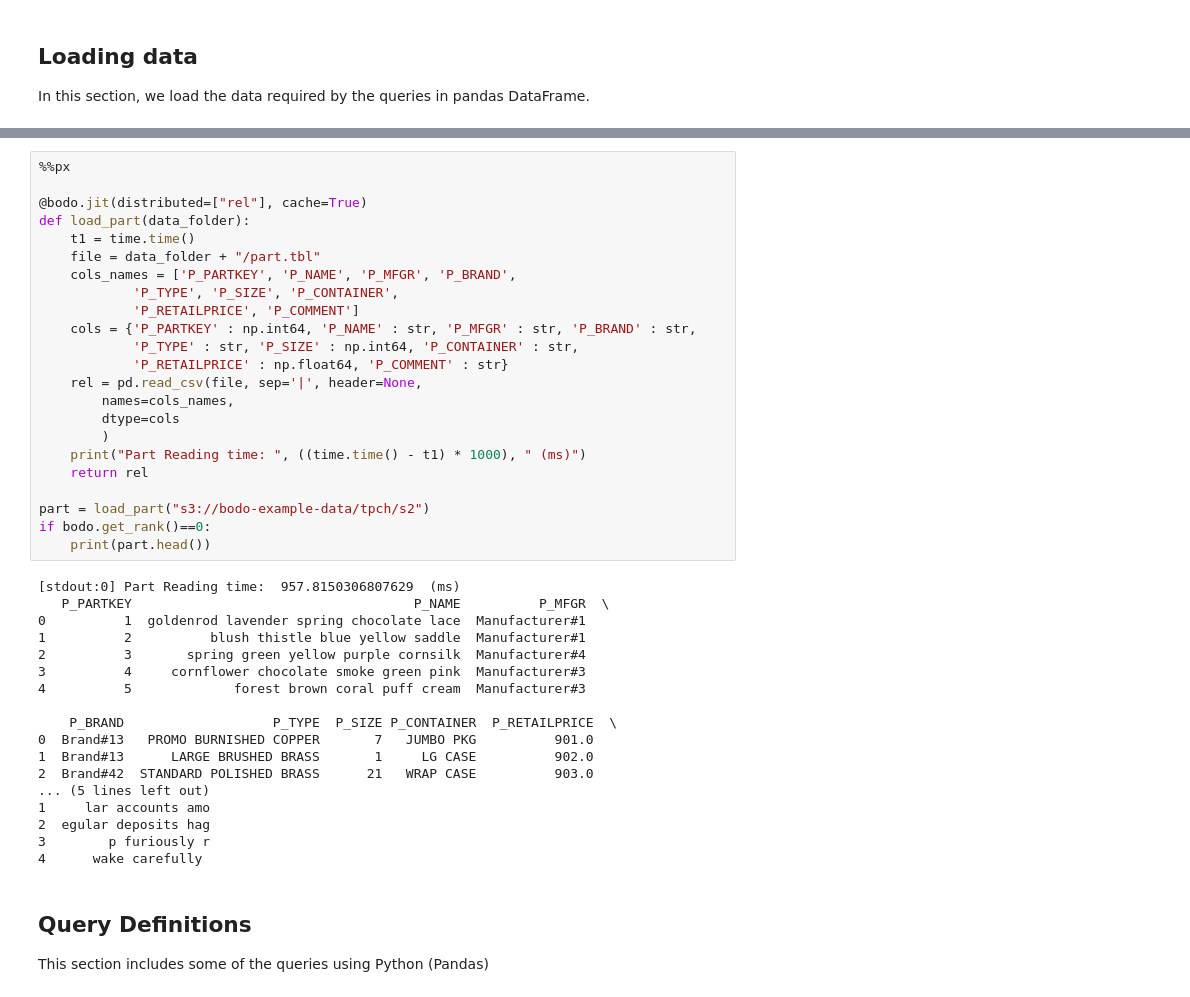
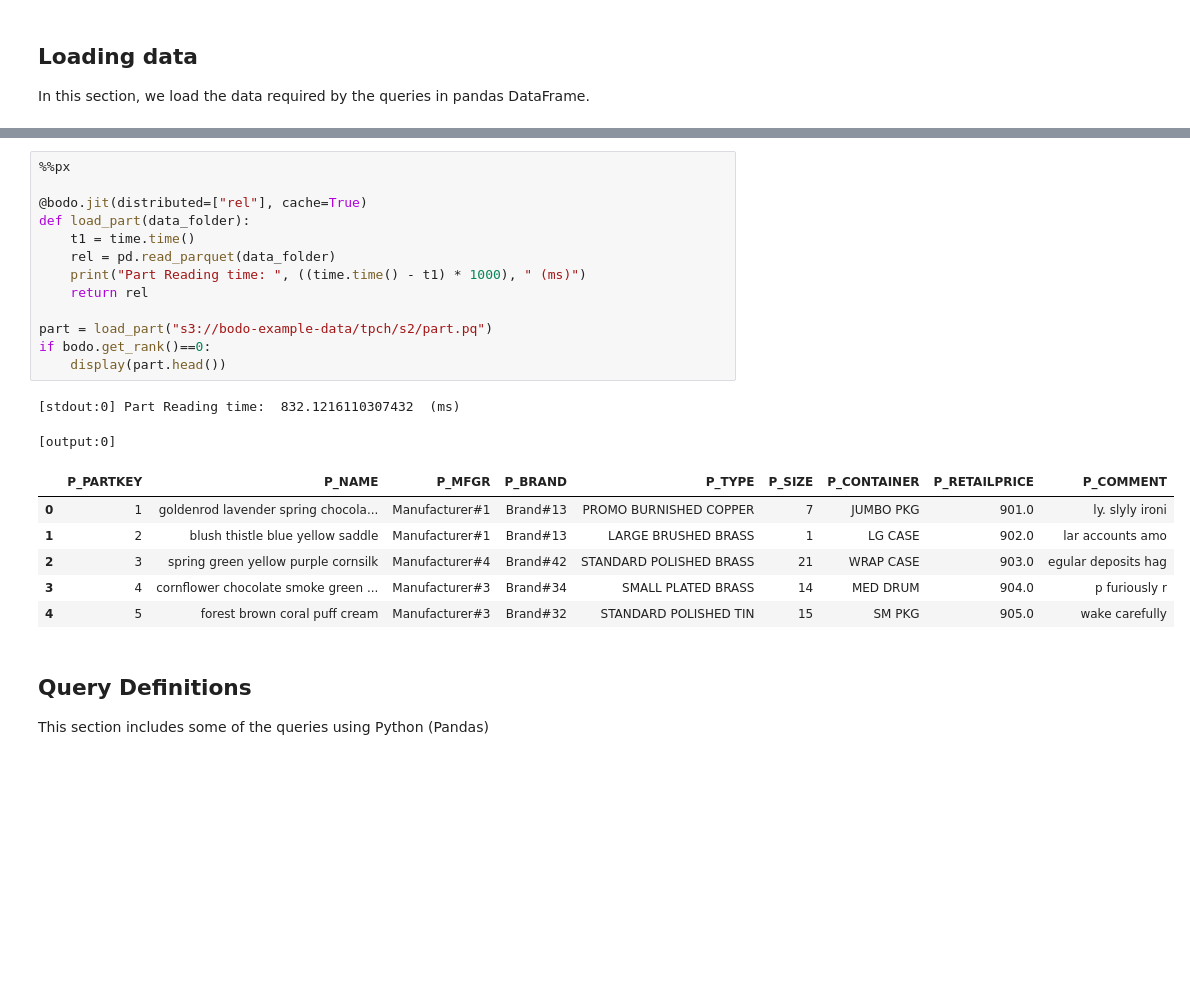
Before and after one commit to Bodo-inc/Bodo-examples, a Jupyter notebook: notebooks/tpch.ipynb, the cells around one changed output, grey strips where cells are left out. Drawn from its saved outputs; the diff is of its cells as text; blank space fills up the shorter version.

```diff
--- a/notebooks/tpch.ipynb
+++ b/notebooks/tpch.ipynb
@@ -296,44 +172,25 @@ if bodo.get_rank()==0:
 # %%
 %%px
 
 @bodo.jit(distributed=["rel"], cache=True)
 def load_part(data_folder):
     t1 = time.time()
-    file = data_folder + "/part.tbl"
-    cols_names = ['P_PARTKEY', 'P_NAME', 'P_MFGR', 'P_BRAND',
-            'P_TYPE', 'P_SIZE', 'P_CONTAINER',
-            'P_RETAILPRICE', 'P_COMMENT']
-    cols = {'P_PARTKEY' : np.int64, 'P_NAME' : str, 'P_MFGR' : str, 'P_BRAND' : str,
-            'P_TYPE' : str, 'P_SIZE' : np.int64, 'P_CONTAINER' : str,
-            'P_RETAILPRICE' : np.float64, 'P_COMMENT' : str}
-    rel = pd.read_csv(file, sep='|', header=None,
-        names=cols_names,
-        dtype=cols
-        )
+    rel = pd.read_parquet(data_folder)
     print("Part Reading time: ", ((time.time() - t1) * 1000), " (ms)")
     return rel
 
-part = load_part("s3://bodo-example-data/tpch/s2")
+part = load_part("s3://bodo-example-data/tpch/s2/part.pq")
 if bodo.get_rank()==0:
-    print(part.head())
+    display(part.head())
 # %% [output]
-[stdout:0] Part Reading time:  957.8150306807629  (ms)
-   P_PARTKEY                                    P_NAME          P_MFGR  \
-0          1  goldenrod lavender spring chocolate lace  Manufacturer#1
-1          2          blush thistle blue yellow saddle  Manufacturer#1
-2          3       spring green yellow purple cornsilk  Manufacturer#4
-3          4     cornflower chocolate smoke green pink  Manufacturer#3
-4          5             forest brown coral puff cream  Manufacturer#3
-
-    P_BRAND                   P_TYPE  P_SIZE P_CONTAINER  P_RETAILPRICE  \
-0  Brand#13   PROMO BURNISHED COPPER       7   JUMBO PKG          901.0
-1  Brand#13      LARGE BRUSHED BRASS       1     LG CASE          902.0
-2  Brand#42  STANDARD POLISHED BRASS      21   WRAP CASE          903.0
-... (5 lines left out)
-1     lar accounts amo
-2  egular deposits hag
-3        p furiously r
-4      wake carefully
+[stdout:0] Part Reading time:  832.1216110307432  (ms)
+[output:0]
+|  | P_PARTKEY | P_NAME | P_MFGR | P_BRAND | P_TYPE | P_SIZE | P_CONTAINER | P_RETAILPRICE | P_COMMENT |
+| 0 | 1 | goldenrod lavender spring chocola... | Manufacturer#1 | Brand#13 | PROMO BURNISHED COPPER | 7 | JUMBO PKG | 901.0 | ly. slyly ironi |
+| 1 | 2 | blush thistle blue yellow saddle | Manufacturer#1 | Brand#13 | LARGE BRUSHED BRASS | 1 | LG CASE | 902.0 | lar accounts amo |
+| 2 | 3 | spring green yellow purple cornsilk | Manufacturer#4 | Brand#42 | STANDARD POLISHED BRASS | 21 | WRAP CASE | 903.0 | egular deposits hag |
+| 3 | 4 | cornflower chocolate smoke green ... | Manufacturer#3 | Brand#34 | SMALL PLATED BRASS | 14 | MED DRUM | 904.0 | p furiously r |
+| 4 | 5 | forest brown coral puff cream | Manufacturer#3 | Brand#32 | STANDARD POLISHED TIN | 15 | SM PKG | 905.0 | wake carefully |
 # %% [markdown]
 ## Query Definitions
 
```
Also changed, not shown: parts of 22 cells of this notebook.
